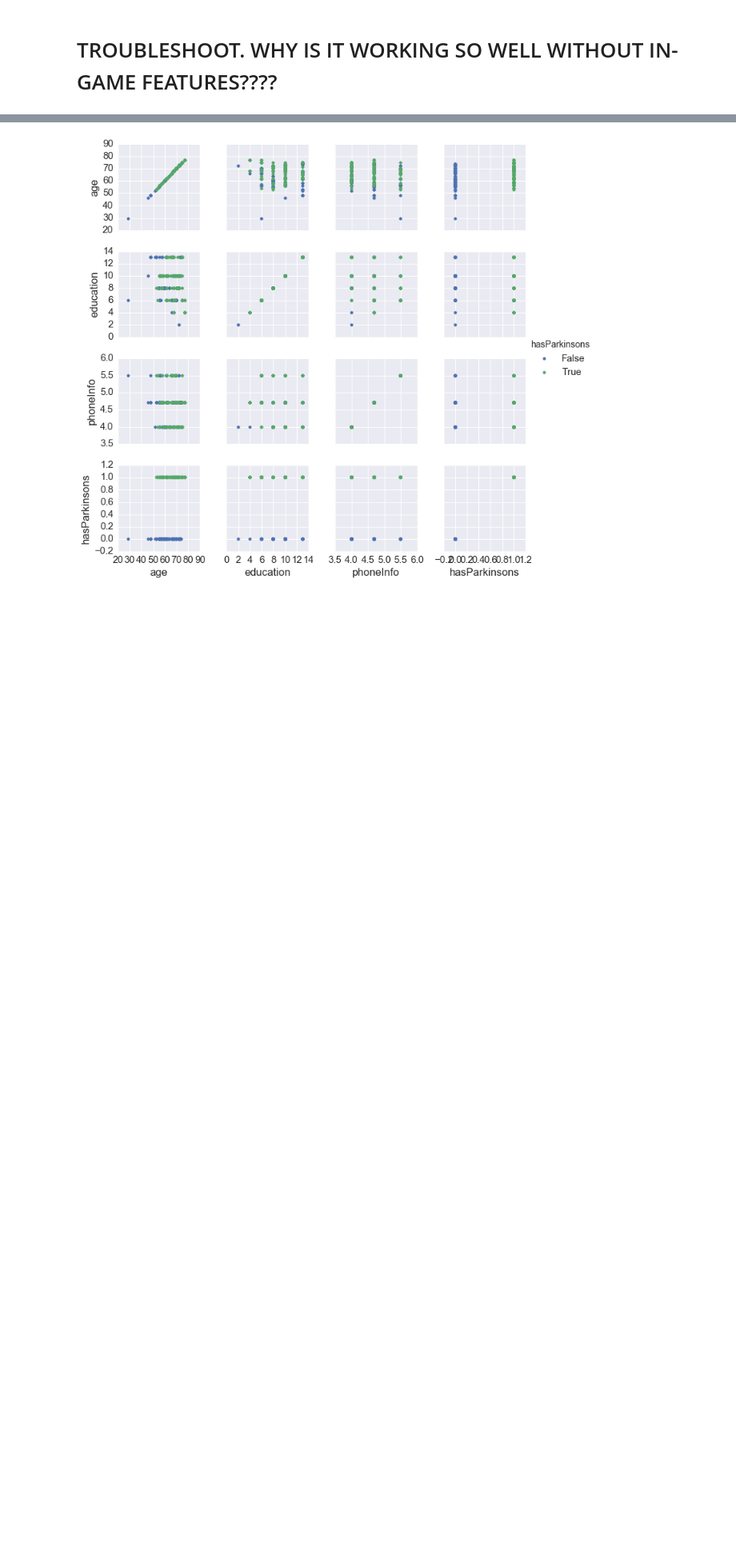
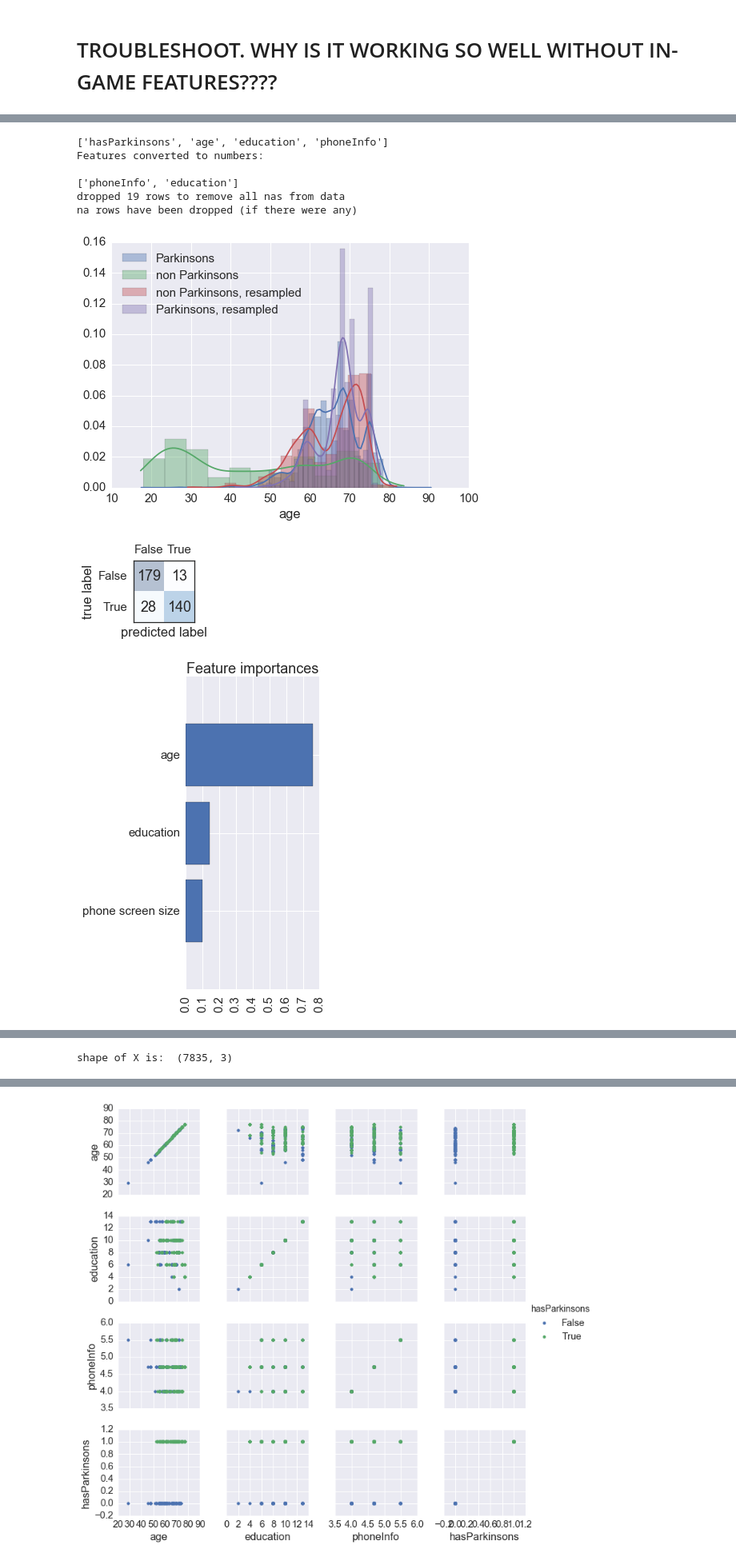
Before and after one commit to mattoby/mpower_memory, a Jupyter notebook: Memory_data_ML.ipynb, the cells around one changed output, grey strips where cells are left out. Shown at 80% size. Saved outputs shown, nothing was run; the diff lists cells and outputs as text; code cells hidden in the pictures; blank space fills up the shorter version.

```diff
--- a/Memory_data_ML.ipynb
+++ b/Memory_data_ML.ipynb
@@ -267,0 +288,41 @@ random accuracy would be 0.5
+# %%
+# Run without any of the in-game features
+#features = fcats['game'] + ['hasParkinsons'] + fcats['demographic'] + fcats['phone']
+features =                  ['hasParkinsons'] + fcats['demographic'] + fcats['phone']
+features.remove('smartphone')
+features.remove('gender')
+print features
+MLexcludecols = []
+labelcol = 'hasParkinsons'
+outs = mt.build_ML_model_age_corrected_and_samplebalanced(data, features, labelcol, toPlot=[0,0,1,1,1,1], toPrint=True, MLexcludecols=MLexcludecols)
+mod, features_df, X, y, X_names, y_name, X_train, X_test, y_train, y_test, train_acc, test_acc, rand_acc, y_pred, y_pred_proba, fdf = outs
+print X_names
+
+
+# try running on all data:
+
+features_df, X_all, y_all, _X_names, _y_name, _X_train, _X_test, _y_train, _y_test = mt.prep_memory_features_for_machine_learning(fdf, features, labelcol, convert_features_to_nums=False, toStandardScale=False)
+
+
+
+y_pred_proba_all = mod.predict_proba(X_all)[:,1]
+y_pred_all = mod.predict(X_all)
+
+mt.plot_roc_curve(y_all, y_pred_proba_all)
+mt.render_confusion_matrix(y_all, y_pred_all)
+mt.plot_feature_importances_randforest(mod, X_names)
+len(X_all)
+#print y_pred_proba_all
+
+
+print 'shape of X is: ', X_all.shape
+# %% [output]
+['hasParkinsons', 'age', 'education', 'phoneInfo']
+Features converted to numbers:
+
+['phoneInfo', 'education']
+dropped 19 rows to remove all nas from data
+na rows have been dropped (if there were any)
+[figure, added]
+[figure, added]
+[figure, added]
@@ -267,0 +352 @@ random accuracy would be 0.5
+shape of X is:  (7835, 3)
```
Also changed, not shown: parts of 4 cells of this notebook, 1 other file.
